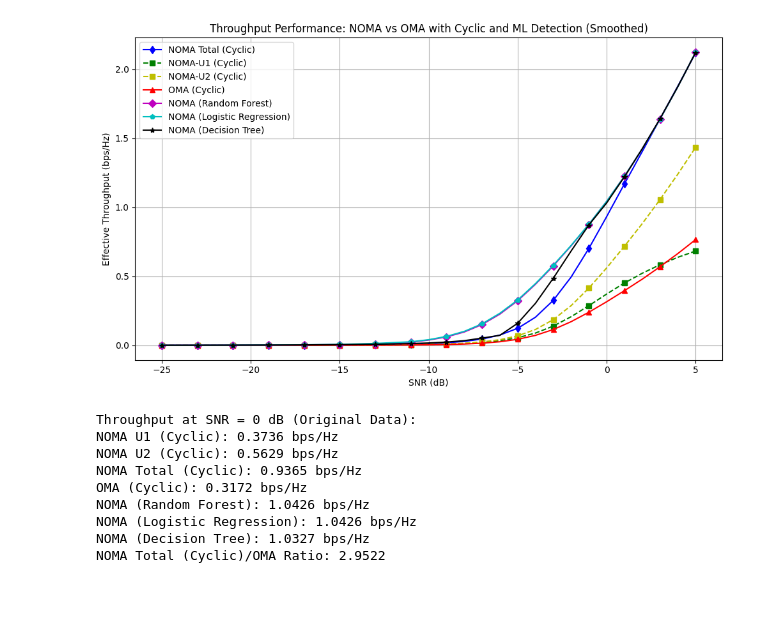
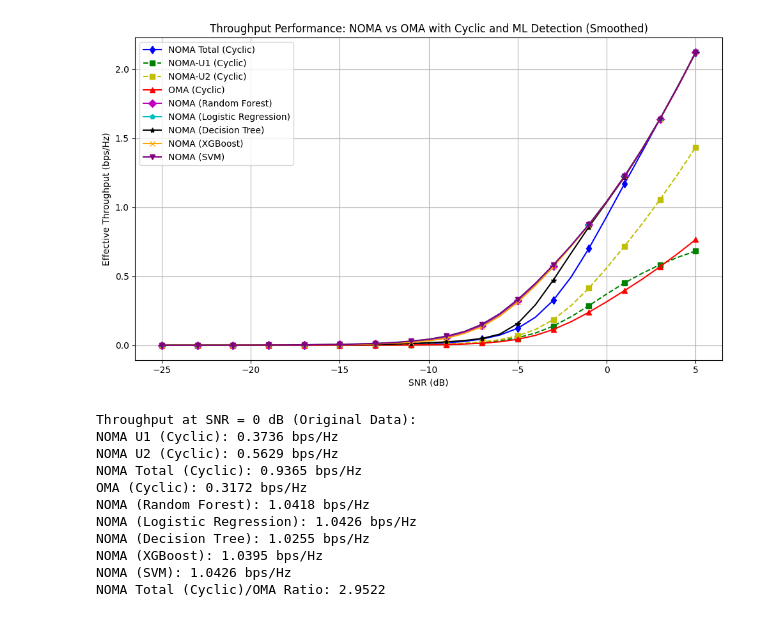
Before and after one commit to Ayush-Vish/Mini-BTP, a Jupyter notebook: throughtput.ipynb, the cells around one changed output. Saved outputs shown, nothing was run; the diff lists cells and outputs as text; code cells hidden in the pictures.

```diff
--- a/throughtput.ipynb
+++ b/throughtput.ipynb
@@ -12,4 +14,5 @@ from sklearn.metrics import roc_curve, auc
 # %%
+
 # ---------------------
 # 1) System Parameters
 # ---------------------
@@ -22,6 +25,7 @@ Pf_u1 = Pf_u2 = Pf_oma = 0.10
 M1 = M2 = 2
 num_samples = 10000
 test_size = 0.2
+cyclic_lags = [18, 15]
 # %%
 # ---------------------
 # 2) Cyclic Correlation Detection
@@ -94,9 +118,10 @@ def calc_oma_rate(h_oma_2, snr):
 # ---------------------
 results_dict = {
     'Pd_u1': [], 'Pd_u2': [], 'Pd_oma': [],
-    'Pd_rf': [], 'Pd_lr': [], 'Pd_dt': [],
+    'Pd_rf': [], 'Pd_lr': [], 'Pd_dt': [], 'Pd_xgb': [], 'Pd_svm': [],
     'th_noma_u1': [], 'th_noma_u2': [], 'th_noma_total': [],
-    'th_oma': [], 'th_noma_rf': [], 'th_noma_lr': [], 'th_noma_dt': []
+    'th_oma': [], 'th_noma_rf': [], 'th_noma_lr': [], 'th_noma_dt': [],
+    'th_noma_xgb': [], 'th_noma_svm': []
 }
 
 for snr_db, snr_lin in zip(SNR_dB, SNR_linear):
@@ -125,6 +150,8 @@ for snr_db, snr_lin in zip(SNR_dB, SNR_linear):
     results_dict['Pd_rf'].append(pd_results['Random Forest'])
     results_dict['Pd_lr'].append(pd_results['Logistic Regression'])
     results_dict['Pd_dt'].append(pd_results['Decision Tree'])
+    results_dict['Pd_xgb'].append(pd_results['XGBoost'])
+    results_dict['Pd_svm'].append(pd_results['SVM'])
 
     results_dict['th_noma_u1'].append(pd_u1 * rate_u1)
     results_dict['th_noma_u2'].append(pd_u2 * rate_u2)
@@ -133,36 +160,42 @@ for snr_db, snr_lin in zip(SNR_dB, SNR_linear):
     results_dict['th_noma_rf'].append(pd_results['Random Forest'] * (rate_u1 + rate_u2))
     results_dict['th_noma_lr'].append(pd_results['Logistic Regression'] * (rate_u1 + rate_u2))
     results_dict['th_noma_dt'].append(pd_results['Decision Tree'] * (rate_u1 + rate_u2))
+    results_dict['th_noma_xgb'].append(pd_results['XGBoost'] * (rate_u1 + rate_u2))
+    results_dict['th_noma_svm'].append(pd_results['SVM'] * (rate_u1 + rate_u2))
 # %%
+
 # ---------------------
 # 6) Smooth and Plot
 # ---------------------
 window_length, polyorder = 7, 2
 smoothed_curves = {
     key: savgol_filter(results_dict[key], window_length, polyorder)
     for key in results_dict if key.startswith('th_')
 }
 
 plt.figure(figsize=(10, 6))
 plt.plot(SNR_dB, smoothed_curves['th_noma_total'], 'b-d', label='NOMA Total (Cyclic)', markevery=2)
 plt.plot(SNR_dB, smoothed_curves['th_noma_u1'], 'g--s', label='NOMA-U1 (Cyclic)', markevery=2)
 plt.plot(SNR_dB, smoothed_curves['th_noma_u2'], 'y--s', label='NOMA-U2 (Cyclic)', markevery=2)
 plt.plot(SNR_dB, smoothed_curves['th_oma'], 'r-^', label='OMA (Cyclic)', markevery=2)
 plt.plot(SNR_dB, smoothed_curves['th_noma_rf'], 'm-D', label='NOMA (Random Forest)', markevery=2)
 plt.plot(SNR_dB, smoothed_curves['th_noma_lr'], 'c-p', label='NOMA (Logistic Regression)', markevery=2)
 plt.plot(SNR_dB, smoothed_curves['th_noma_dt'], 'k-*', label='NOMA (Decision Tree)', markevery=2)
+plt.plot(SNR_dB, smoothed_curves['th_noma_xgb'], marker='x', linestyle='-', color='orange', label='NOMA (XGBoost)', markevery=2)
+plt.plot(SNR_dB, smoothed_curves['th_noma_svm'], marker='v', linestyle='-', color='purple', label='NOMA (SVM)', markevery=2)
 
 plt.xlabel('SNR (dB)')
 plt.ylabel('Effective Throughput (bps/Hz)')
 plt.title('Throughput Performance: NOMA vs OMA with Cyclic and ML Detection (Smoothed)')
 plt.grid(True)
 plt.legend()
 plt.tight_layout()
 plt.savefig('noma_oma_ml_throughput_comparison_smooth.png', dpi=300)
 plt.show()
 # %% [output]
-[figure, old version]
+[figure, new version]
 # %%
+
 # ---------------------
 # 7) Print 0 dB Analysis
 # ---------------------
@@ -175,6 +208,8 @@ print(f"OMA (Cyclic): {results_dict['th_oma'][idx_0dB]:.4f} bps/Hz")
 print(f"NOMA (Random Forest): {results_dict['th_noma_rf'][idx_0dB]:.4f} bps/Hz")
 print(f"NOMA (Logistic Regression): {results_dict['th_noma_lr'][idx_0dB]:.4f} bps/Hz")
 print(f"NOMA (Decision Tree): {results_dict['th_noma_dt'][idx_0dB]:.4f} bps/Hz")
+print(f"NOMA (XGBoost): {results_dict['th_noma_xgb'][idx_0dB]:.4f} bps/Hz")
+print(f"NOMA (SVM): {results_dict['th_noma_svm'][idx_0dB]:.4f} bps/Hz")
 print(f"NOMA Total (Cyclic)/OMA Ratio: {results_dict['th_noma_total'][idx_0dB] / results_dict['th_oma'][idx_0dB]:.4f}")
 # %% [output]
 Throughput at SNR = 0 dB (Original Data):
@@ -182,7 +217,9 @@ NOMA U1 (Cyclic): 0.3736 bps/Hz
 NOMA U2 (Cyclic): 0.5629 bps/Hz
 NOMA Total (Cyclic): 0.9365 bps/Hz
 OMA (Cyclic): 0.3172 bps/Hz
-NOMA (Random Forest): 1.0426 bps/Hz
+NOMA (Random Forest): 1.0418 bps/Hz
 NOMA (Logistic Regression): 1.0426 bps/Hz
-NOMA (Decision Tree): 1.0327 bps/Hz
+NOMA (Decision Tree): 1.0255 bps/Hz
+NOMA (XGBoost): 1.0395 bps/Hz
+NOMA (SVM): 1.0426 bps/Hz
 NOMA Total (Cyclic)/OMA Ratio: 2.9522
```
Also changed, not shown: parts of 4 cells of this notebook, 6 other files.
